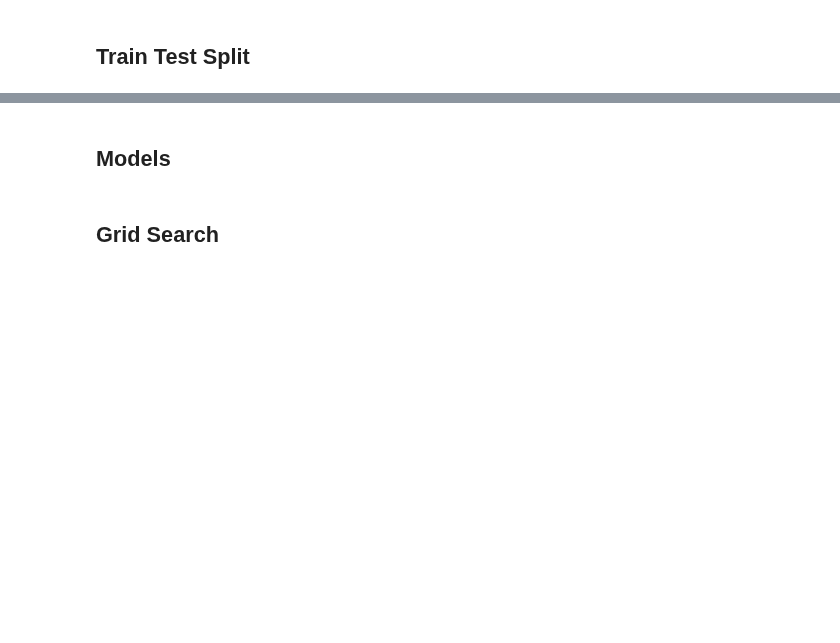
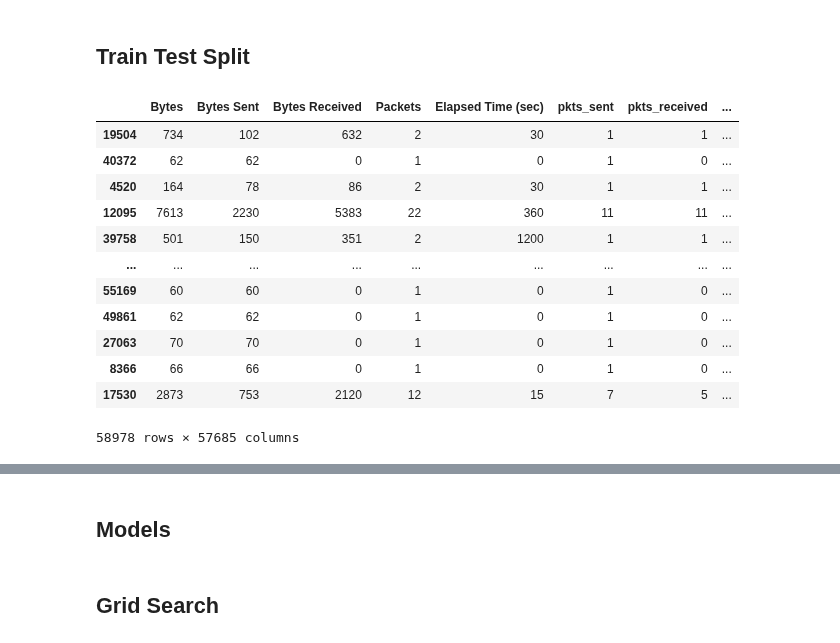
Before and after one commit to scottdyl/qtw, a Jupyter notebook: case study 5/Case_Study_05_S.ipynb, the cells around one changed output, grey strips where cells are left out. Cells and saved outputs as stored; diff of their text form; code cells hidden in the pictures; blank space fills up the shorter version.

```diff
--- a/case study 5/Case_Study_05_S.ipynb
+++ b/case study 5/Case_Study_05_S.ipynb
@@ -126,0 +129,2 @@ Name: Action, dtype: int64
+# %%
+df = pd.get_dummies(fw_df, prefix=['Source Port', 'Destination Port', 'NAT Source Port','NAT Destination Port'], columns=['Source Port', 'Destination Port', 'NAT Source Port','NAT Destination Port'], drop_first=True)
@@ -127,8 +141,24 @@ Name: Action, dtype: int64
 # %%
-X = fw_df.drop("Action", axis = 1).copy()
-y = fw_df["Action"].values.copy()
+X = df.drop("Action", axis = 1).copy()
+y = df["Action"].values.copy()
 # %% [markdown]
 ## Train Test Split
 # %%
 from sklearn.model_selection import train_test_split
-X_train, X_test, y_train, y_test = train_test_split(X, y, test_size=0.15,random_state=4)
+X_train, X_test, y_train, y_test = train_test_split(X, y, test_size=0.10,random_state=4)
+# %%
+X_train
+# %% [output]
+|  | Bytes | Bytes Sent | Bytes Received | Packets | Elapsed Time (sec) | pkts_sent | pkts_received | ... |
+| 19504 | 734 | 102 | 632 | 2 | 30 | 1 | 1 | ... |
+| 40372 | 62 | 62 | 0 | 1 | 0 | 1 | 0 | ... |
+| 4520 | 164 | 78 | 86 | 2 | 30 | 1 | 1 | ... |
+| 12095 | 7613 | 2230 | 5383 | 22 | 360 | 11 | 11 | ... |
+| 39758 | 501 | 150 | 351 | 2 | 1200 | 1 | 1 | ... |
+| ... | ... | ... | ... | ... | ... | ... | ... | ... |
+| 55169 | 60 | 60 | 0 | 1 | 0 | 1 | 0 | ... |
+| 49861 | 62 | 62 | 0 | 1 | 0 | 1 | 0 | ... |
+| 27063 | 70 | 70 | 0 | 1 | 0 | 1 | 0 | ... |
+| 8366 | 66 | 66 | 0 | 1 | 0 | 1 | 0 | ... |
+| 17530 | 2873 | 753 | 2120 | 12 | 15 | 7 | 5 | ... |
+58978 rows × 57685 columns
```
Also changed, not shown: parts of 11 cells of this notebook.
